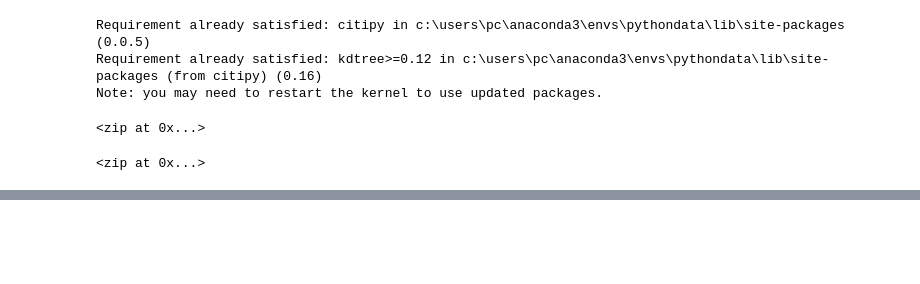
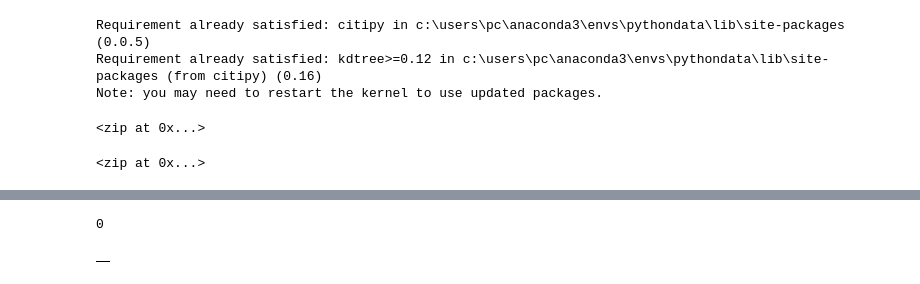
Before and after one commit to siddi582/WorldWeather, a Jupyter notebook: API_practice.ipynb, the cells around one changed output, grey strips where cells are left out. Drawn from its saved outputs; the diff is of its cells as text; code cells hidden in the pictures; blank space fills up the shorter version.

```diff
--- a/API_practice.ipynb
+++ b/API_practice.ipynb
@@ -114,5 +77,0 @@ city_weather
-# %%
-# Create an endpoint URL for a city.
-city_url = url + "&q=" + "London"
-city_weather = requests.get(city_url)
-city_weather.json()
@@ -122,5 +77,0 @@ city_weather.json()
-# %%
-# Create an endpoint URL for a city & make a "get" request for the city weather
-city_url = url + "&q=" + "Boston"
-city_weather = requests.get(city_url)
-city_weather
@@ -133,0 +81,12 @@ city_weather.text
+# %%
+# Create an empty list to hold the weather data.
+city_data = []
+# Print the beginning of the logging.
+print("Beginning Data Retrieval     ")
+print("-----------------------------")
+
+# Create counters.
+record_count = 1
+set_count = 1
+
+#Initialized the counters at 1 b/c we want the first iteration of the logging for each recorded response
@@ -133,0 +96,12 @@ city_weather.text
+# %%
+# Loop through all the cities in our list.
+for i in range(len(city)):
+
+    # Group cities in sets of 50 for logging purposes.
+    if (i % 50 == 0 and i >= 50):
+        set_count += 1
+        record_count = 1
+        time.sleep(60)
+
+    # Create endpoint URL with each city.
+    city_url = url + "&q=" + city[i]
@@ -133,0 +179,10 @@ city_weather.text
+# %%
+len(city_data)
+# %% [output]
+0
+# %%
+# Convert the array of dictionaries to a Pandas DataFrame.
+city_data_df = pd.DataFrame(city_data)
+city_data_df.head(10)
+# %% [output]
+|  |
```
Also changed, not shown: parts of 18 cells of this notebook, 2 other files.
